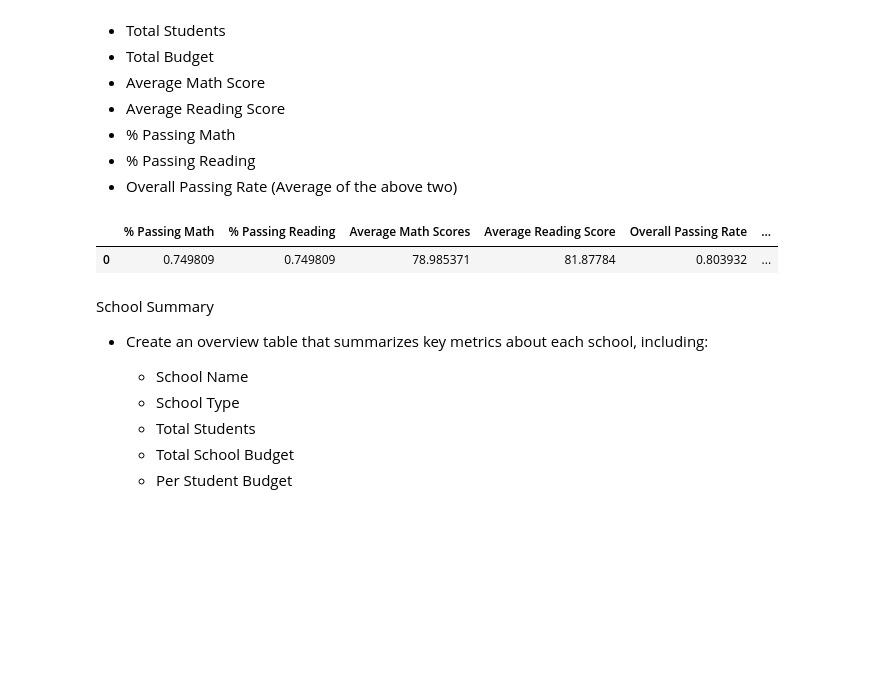
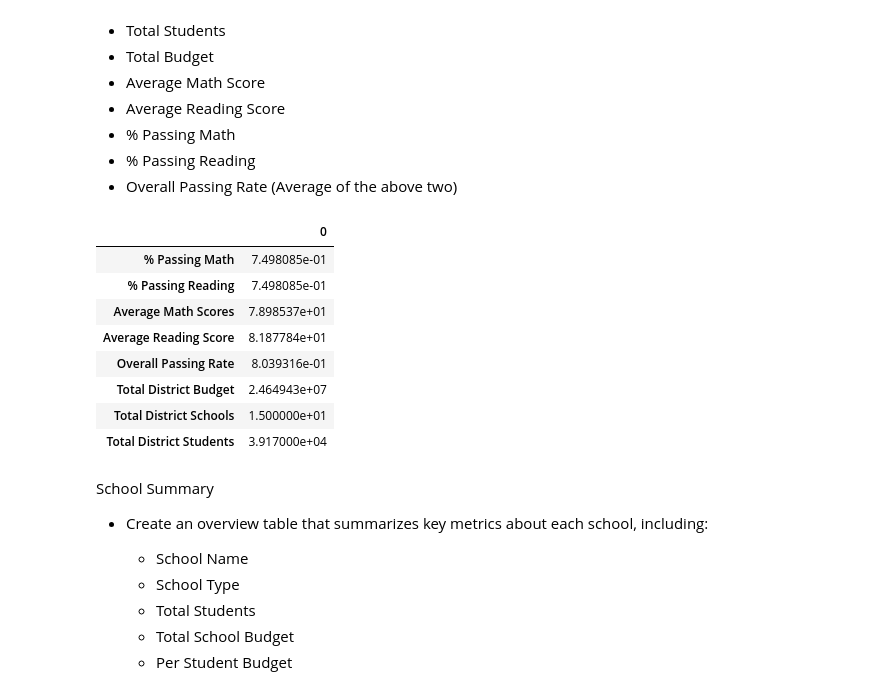
Before and after one commit to coreyclip/Pandas-Box, a Jupyter notebook: AcademyPy.ipynb, the cells around one changed output. Saved outputs shown, nothing was run; the diff lists cells and outputs as text; code cells hidden in the pictures; blank space fills up the shorter version.

```diff
--- a/AcademyPy.ipynb
+++ b/AcademyPy.ipynb
@@ -123,16 +123,23 @@ overall_passing_rate = (percent_passing_reading + percent_passing_math) / 2
 # %%
 pd.DataFrame({"Total District Schools":[total_schools],
               "Total District Students":[total_students],
               "Total District Budget":[total_budget],
               "Average Math Scores":[avg_math],
               "Average Reading Score":[avg_read],
               "% Passing Math": [percent_passing_math],
               "% Passing Reading": [percent_passing_math],
               "Overall Passing Rate":[overall_passing_rate]
-             })
+             }).T
 # %% [output]
-|  | % Passing Math | % Passing Reading | Average Math Scores | Average Reading Score | Overall Passing Rate | ... |
-| 0 | 0.749809 | 0.749809 | 78.985371 | 81.87784 | 0.803932 | ... |
+|  | 0 |
+| % Passing Math | 7.498085e-01 |
+| % Passing Reading | 7.498085e-01 |
+| Average Math Scores | 7.898537e+01 |
+| Average Reading Score | 8.187784e+01 |
+| Overall Passing Rate | 8.039316e-01 |
+| Total District Budget | 2.464943e+07 |
+| Total District Schools | 1.500000e+01 |
+| Total District Students | 3.917000e+04 |
 # %% [markdown]
 School Summary
 
```
Also changed, not shown: parts of 13 cells of this notebook.
